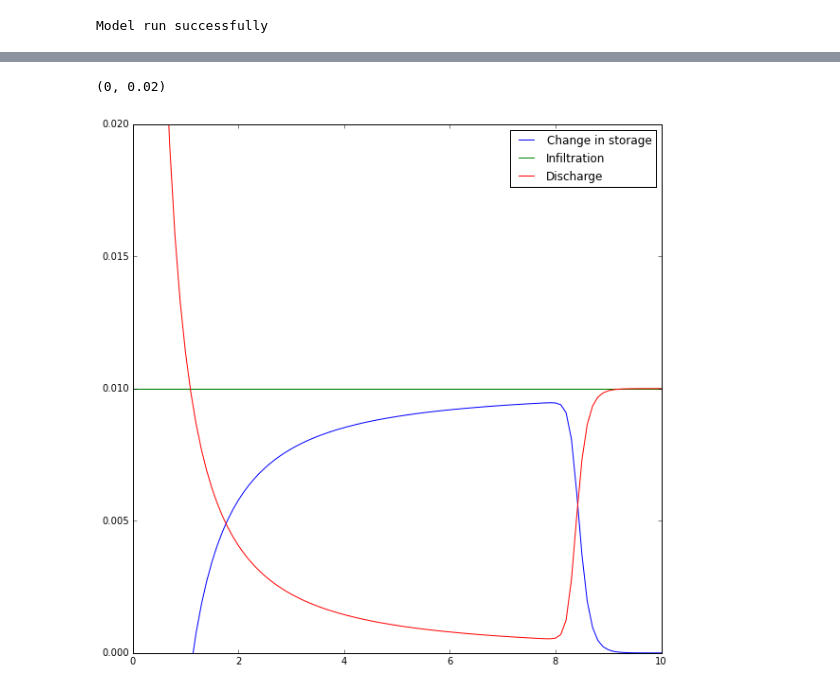
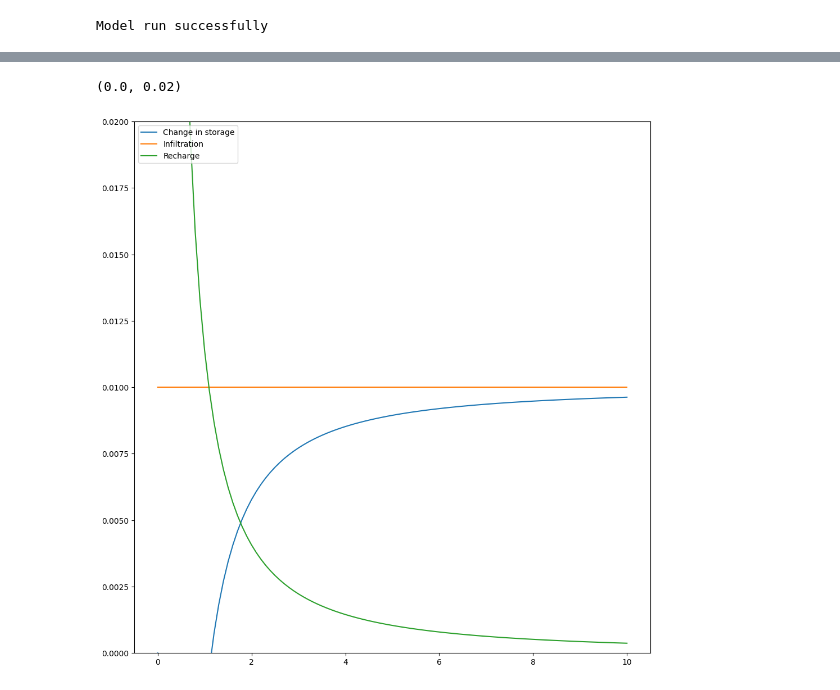
Before and after one commit to efthymios19/HYDRUS_GoogleColab, a Jupyter notebook: Richardsequation/Richards Equation.ipynb, the cells around one changed output, grey strips where cells are left out. Cells and saved outputs as stored; diff of their text form; code cells hidden in the pictures.

```diff
--- a/Richardsequation/Richards Equation.ipynb
+++ b/Richardsequation/Richards Equation.ipynb
@@ -61,7 +68,7 @@ def RichardsModel(psi,t,dz,n,p,vg,qTop,qBot,psiTop,psiBot):
         if psiBot == []:
             # Free drainage
             KBot=vg.KFun(np.zeros(1)+psi[0],p)
-            q[0]=-KBot
+            q[0]=-KBot.item()
         else:
             # Type 1 boundary
             KBot=vg.KFun(np.zeros(1)+psiBot,p)
@@ -109,14 +116,14 @@ pl.xlabel(r'$\psi$', fontsize=20)
 # This block of code sets up and runs the model
 
 # Boundary conditions
-qTop=-0.01
+qTop=-0.01 #m/day 10 mm/day
 qBot=[]
 psiTop=[]
 psiBot=[]
 
 # Grid in space
 dz=0.1
-ProfileDepth=5
+ProfileDepth=10
 z=np.arange(dz/2.0,ProfileDepth,dz)
 n=z.size
 
@@ -127,9 +134,9 @@ t = np.linspace(0,10,101)
 psi0=-z
 
 # Solve
-psi=odeint(RichardsModel,psi0,t,args=(dz,n,p,vg,qTop,qBot,psiTop,psiBot),mxstep=5000000);
+psi=odeint(RichardsModel,psi0,t,args=(dz,n,p,vg,qTop,qBot,psiTop,psiBot),mxstep=5000000)
 
-print "Model run successfully"
+print ("Model run successfully")
 # %% [output]
 Model run successfully
 # %%
@@ -184,12 +191,12 @@ pl.xlabel(r'$\theta$ [-]',fontsize=20)
 # %%
 # Plot timeseries
 dt = t[2]-t[1]
 pl.plot(t,dS,label='Change in storage')
-pl.hold(True)
 pl.plot(t,-qI,label='Infiltration')
-pl.plot(t,-qD,label='Discharge')
-pl.legend(loc="Upper Left")
+pl.plot(t,-qD,label='Recharge')
+pl.legend(loc="upper left")
+pl.tight_layout()
 pl.ylim((0,0.02))
 # %% [output]
-(0, 0.02)
+(0.0, 0.02)
-[figure, old version]
+[figure, new version]
```
Also changed, not shown: parts of 7 cells of this notebook, 1 other file.
